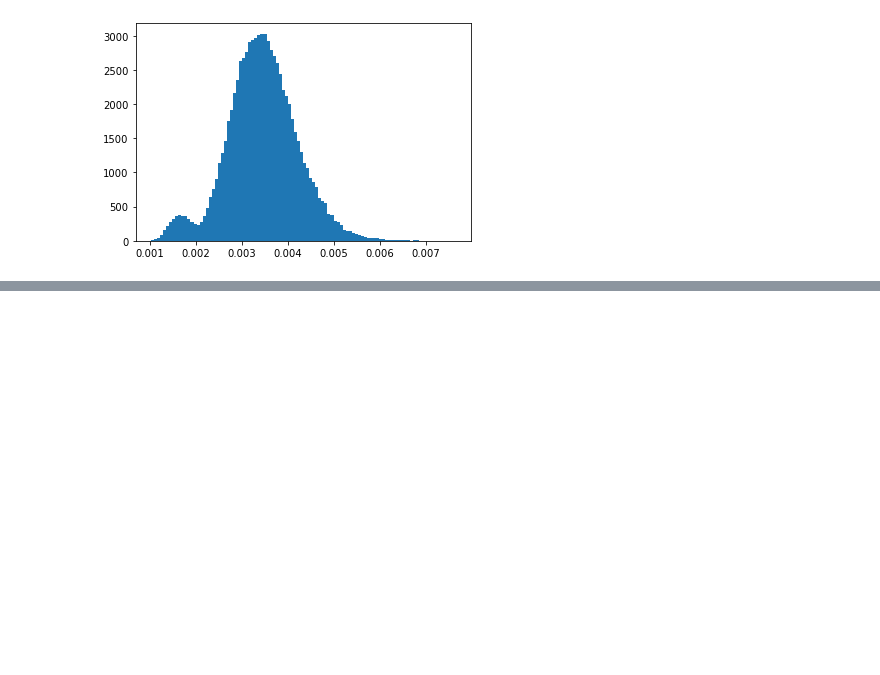
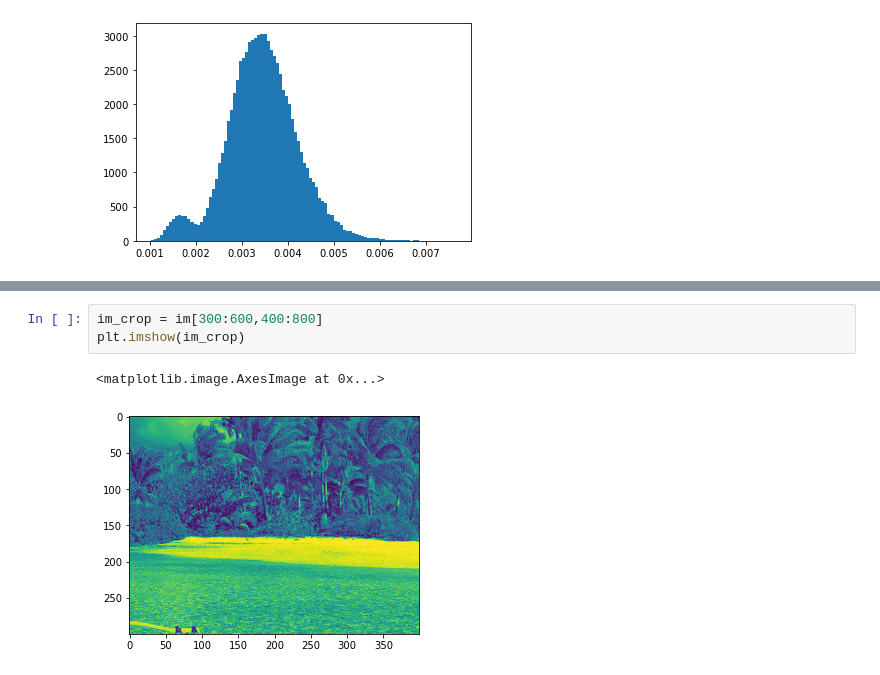
Before and after one commit to nissmar/ForgeryDetection, a Jupyter notebook: noise_estimation.ipynb, the cells around one changed output, grey strips where cells are left out. Saved outputs shown, nothing was run; the diff lists cells and outputs as text; blank space fills up the shorter version.

```diff
--- a/noise_estimation.ipynb
+++ b/noise_estimation.ipynb
@@ -189,0 +230,6 @@ plt.show()
+# %%
+im_crop = im[300:600,400:800]
+plt.imshow(im_crop)
+# %% [output]
+<matplotlib.image.AxesImage at 0x...>
+[figure, added]
```
Also changed, not shown: parts of 13 cells of this notebook, 2 other files.
